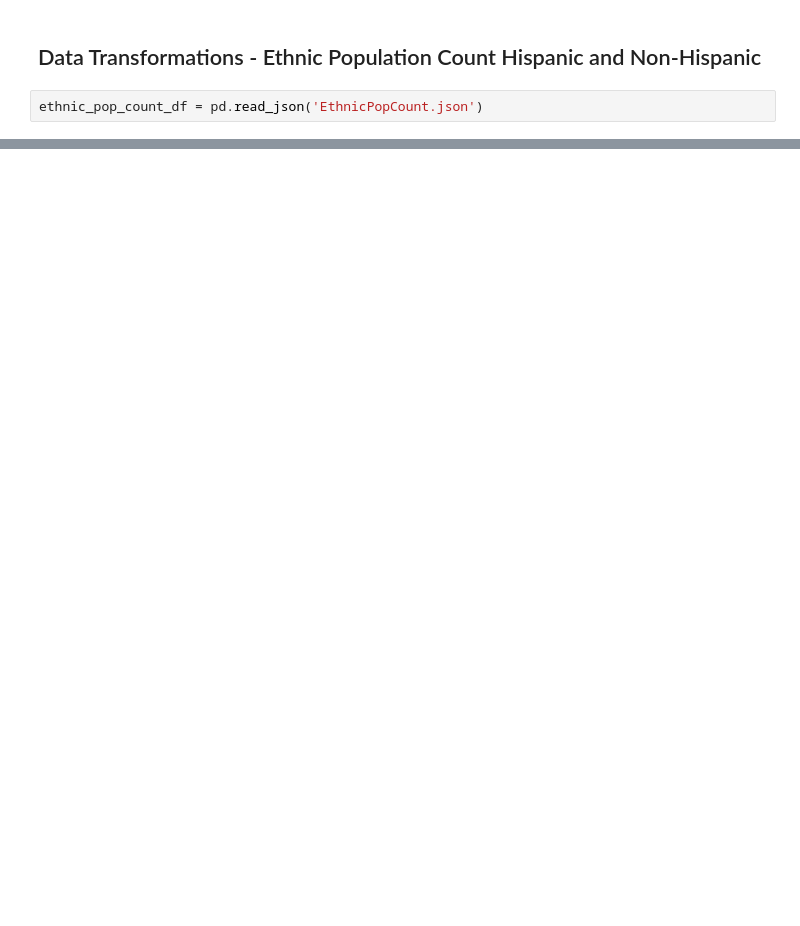
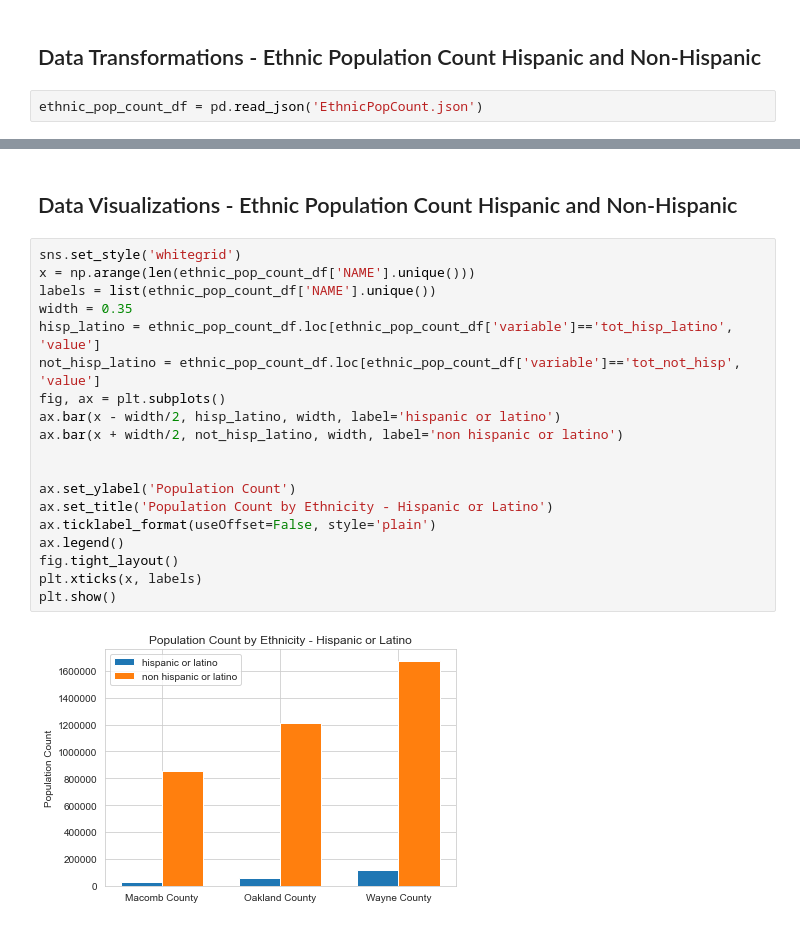
Before and after one commit to Yuchen-G/CC_Dashboard, a Jupyter notebook: demographic_analysis.ipynb, the cells around one changed output, grey strips where cells are left out. Cells and saved outputs as stored; diff of their text form; blank space fills up the shorter version.

```diff
--- a/demographic_analysis.ipynb
+++ b/demographic_analysis.ipynb
@@ -148,0 +180,23 @@ ethnic_pop_count_df.head()
+# %% [markdown]
+## Data Visualizations - Ethnic Population Count Hispanic and Non-Hispanic
+# %%
+sns.set_style('whitegrid')
+x = np.arange(len(ethnic_pop_count_df['NAME'].unique()))
+labels = list(ethnic_pop_count_df['NAME'].unique())
+width = 0.35
+hisp_latino = ethnic_pop_count_df.loc[ethnic_pop_count_df['variable']=='tot_hisp_latino', 'value']
+not_hisp_latino = ethnic_pop_count_df.loc[ethnic_pop_count_df['variable']=='tot_not_hisp', 'value']
+fig, ax = plt.subplots()
+ax.bar(x - width/2, hisp_latino, width, label='hispanic or latino')
+ax.bar(x + width/2, not_hisp_latino, width, label='non hispanic or latino')
+
+
+ax.set_ylabel('Population Count')
+ax.set_title('Population Count by Ethnicity - Hispanic or Latino')
+ax.ticklabel_format(useOffset=False, style='plain')
+ax.legend()
+fig.tight_layout()
+plt.xticks(x, labels)
+plt.show()
+# %% [output]
+[figure, added]
```
Also changed, not shown: parts of 12 cells of this notebook.
